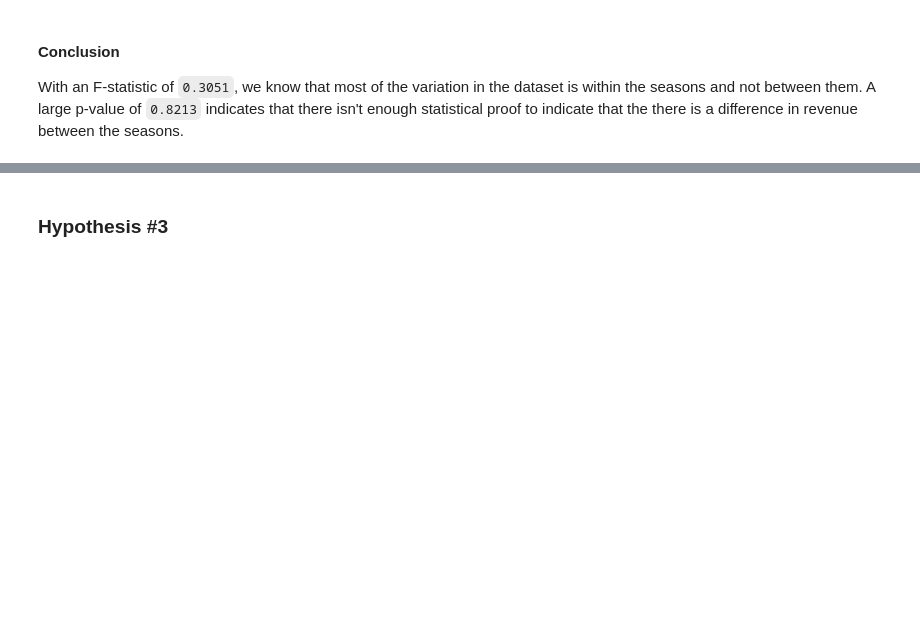
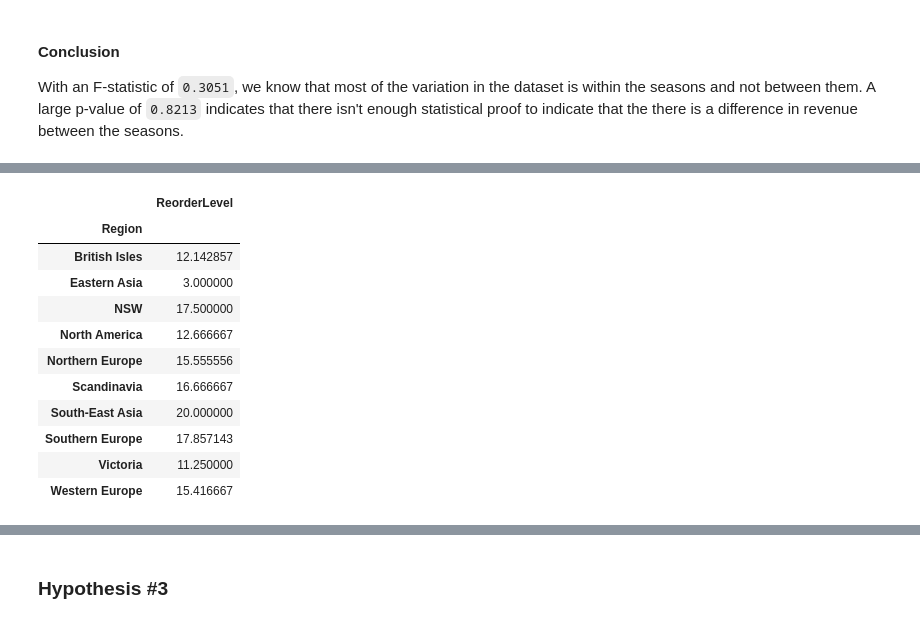
Before and after one commit to josephbrockw/northwind_hypothesis, a Jupyter notebook: student2.ipynb, the cells around one changed output, grey strips where cells are left out. Saved outputs shown, nothing was run; the diff lists cells and outputs as text; code cells hidden in the pictures; blank space fills up the shorter version.

```diff
--- a/student2.ipynb
+++ b/student2.ipynb
@@ -611,0 +629,16 @@ pd.DataFrame(df.groupby(['Region'])['ProductId'].count()) #.sum().plot(kind='bar
+# %%
+results.drop(['South America'], inplace=True)
+results
+# %% [output]
+|  | ReorderLevel |
+| Region |  |
+| British Isles | 12.142857 |
+| Eastern Asia | 3.000000 |
+| NSW | 17.500000 |
+| North America | 12.666667 |
+| Northern Europe | 15.555556 |
+| Scandinavia | 16.666667 |
+| South-East Asia | 20.000000 |
+| Southern Europe | 17.857143 |
+| Victoria | 11.250000 |
+| Western Europe | 15.416667 |
```
Also changed, not shown: parts of 8 cells of this notebook.
